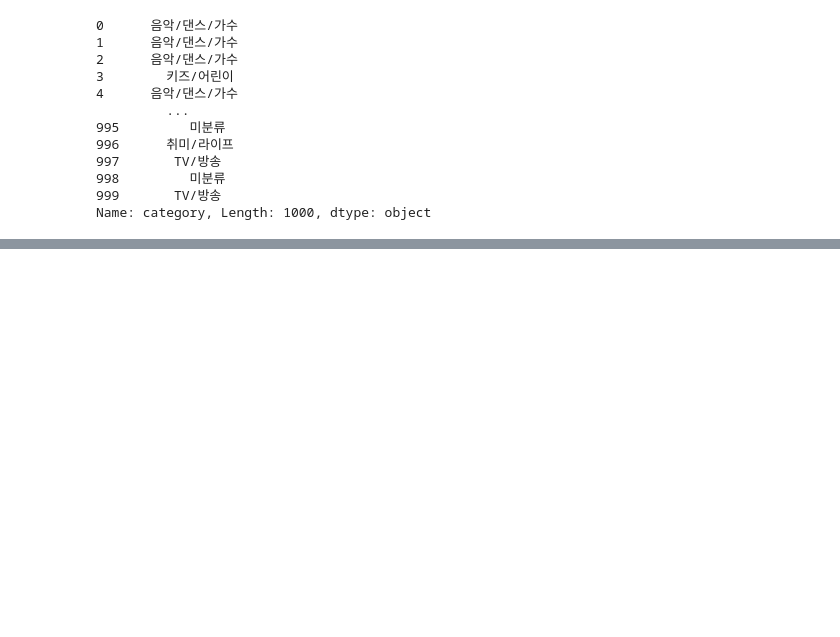
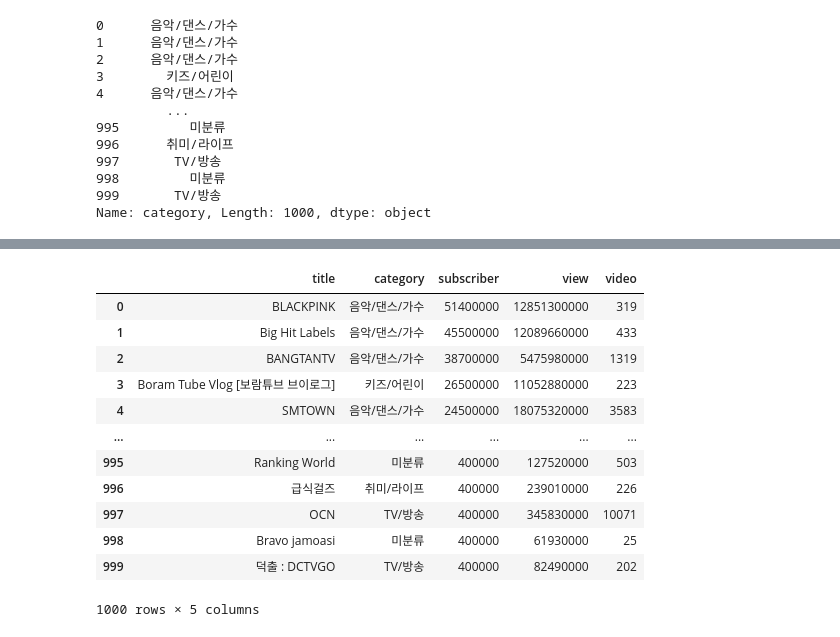
Before and after one commit to orizay/free-fonts, a Jupyter notebook: 데이터_분석_실기_1.ipynb, the cells around one changed output, grey strips where cells are left out. Cells and saved outputs as stored; diff of their text form; code cells hidden in the pictures; blank space fills up the shorter version.

```diff
--- a/데이터_분석_실기_1.ipynb
+++ b/데이터_분석_실기_1.ipynb
@@ -250,0 +315,16 @@ Name: category, dtype: int64
+# %%
+df
+# %% [output]
+|  | title | category | subscriber | view | video |
+| 0 | BLACKPINK | 음악/댄스/가수 | 51400000 | 12851300000 | 319 |
+| 1 | Big Hit Labels | 음악/댄스/가수 | 45500000 | 12089660000 | 433 |
+| 2 | BANGTANTV | 음악/댄스/가수 | 38700000 | 5475980000 | 1319 |
+| 3 | Boram Tube Vlog [보람튜브 브이로그] | 키즈/어린이 | 26500000 | 11052880000 | 223 |
+| 4 | SMTOWN | 음악/댄스/가수 | 24500000 | 18075320000 | 3583 |
+| ... | ... | ... | ... | ... | ... |
+| 995 | Ranking World | 미분류 | 400000 | 127520000 | 503 |
+| 996 | 급식걸즈 | 취미/라이프 | 400000 | 239010000 | 226 |
+| 997 | OCN | TV/방송 | 400000 | 345830000 | 10071 |
+| 998 | Bravo jamoasi | 미분류 | 400000 | 61930000 | 25 |
+| 999 | 덕출 : DCTVGO | TV/방송 | 400000 | 82490000 | 202 |
+1000 rows × 5 columns
```
Also changed, not shown: parts of 25 cells of this notebook.
